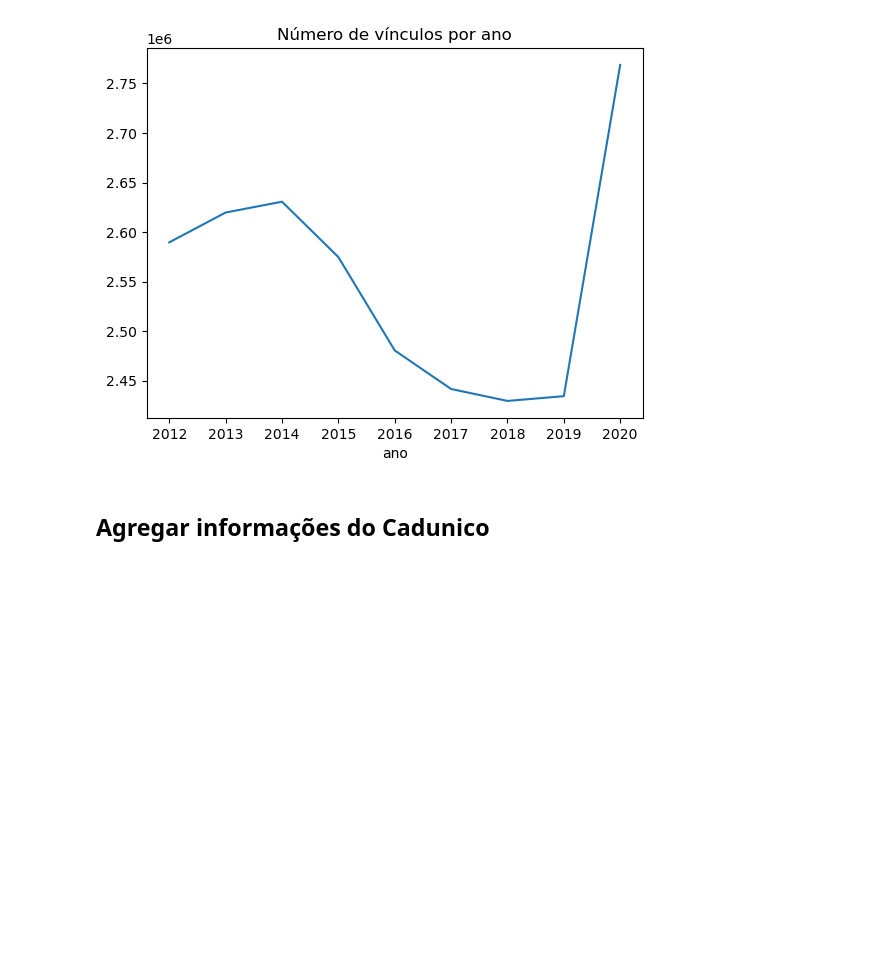
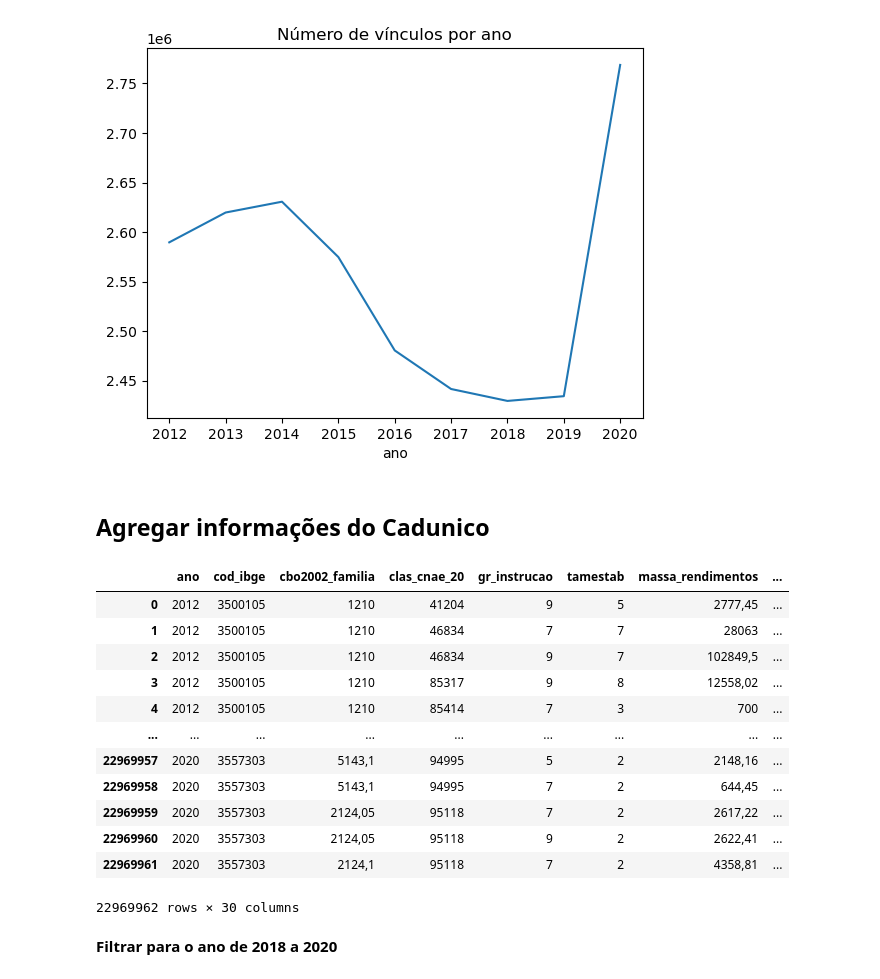
Before and after one commit to gustavonegrao/projeto_SSC0957, a Jupyter notebook: PCD_Rais.ipynb, the cells around one changed output. Saved outputs shown, nothing was run; the diff lists cells and outputs as text; code cells hidden in the pictures; blank space fills up the shorter version.

```diff
--- a/PCD_Rais.ipynb
+++ b/PCD_Rais.ipynb
@@ -66,6 +66,8 @@ array(['Ano de referência, no formato aaaa.',
 O tratamento estatístico das informações captadas pela Rais permite que os dados divulgados sejam desagregados em níveis de município, classe de atividade econômica e ocupação. Assim, este cadastro contém o número de empregos por gênero, faixa etária, grau de instrução e escolaridade, faixa de rendimento, rendimento médio e massa salarial, nacionalidade e, mais recentemente, raça/cor e tipo de deficiência
 # %%
 df = pd.read_csv("base_rais/Rais_2012 - 2020.csv", sep=';')
+# %%
+df = df[df['ANO']>=2018 and df['ANO']<=2020].copy()
 # %%
 # Converter 'massa_rendimentos' (string com vírgula) -> float
 if "massa_rendimentos" in df.columns:
@@ -462,3 +461,21 @@ plt.show()
 [figure]
 # %% [markdown]
 ## Agregar informações do Cadunico
+# %%
+df_merged
+# %% [output]
+|  | ano | cod_ibge | cbo2002_familia | clas_cnae_20 | gr_instrucao | tamestab | massa_rendimentos | ... |
+| 0 | 2012 | 3500105 | 1210 | 41204 | 9 | 5 | 2777,45 | ... |
+| 1 | 2012 | 3500105 | 1210 | 46834 | 7 | 7 | 28063 | ... |
+| 2 | 2012 | 3500105 | 1210 | 46834 | 9 | 7 | 102849,5 | ... |
+| 3 | 2012 | 3500105 | 1210 | 85317 | 9 | 8 | 12558,02 | ... |
+| 4 | 2012 | 3500105 | 1210 | 85414 | 7 | 3 | 700 | ... |
+| ... | ... | ... | ... | ... | ... | ... | ... | ... |
+| 22969957 | 2020 | 3557303 | 5143,1 | 94995 | 5 | 2 | 2148,16 | ... |
+| 22969958 | 2020 | 3557303 | 5143,1 | 94995 | 7 | 2 | 644,45 | ... |
+| 22969959 | 2020 | 3557303 | 2124,05 | 95118 | 7 | 2 | 2617,22 | ... |
+| 22969960 | 2020 | 3557303 | 2124,05 | 95118 | 9 | 2 | 2622,41 | ... |
+| 22969961 | 2020 | 3557303 | 2124,1 | 95118 | 7 | 2 | 4358,81 | ... |
+22969962 rows × 30 columns
+# %% [markdown]
+**Filtrar para o ano de 2018 a 2020**
```
Also changed, not shown: parts of 15 cells of this notebook.
